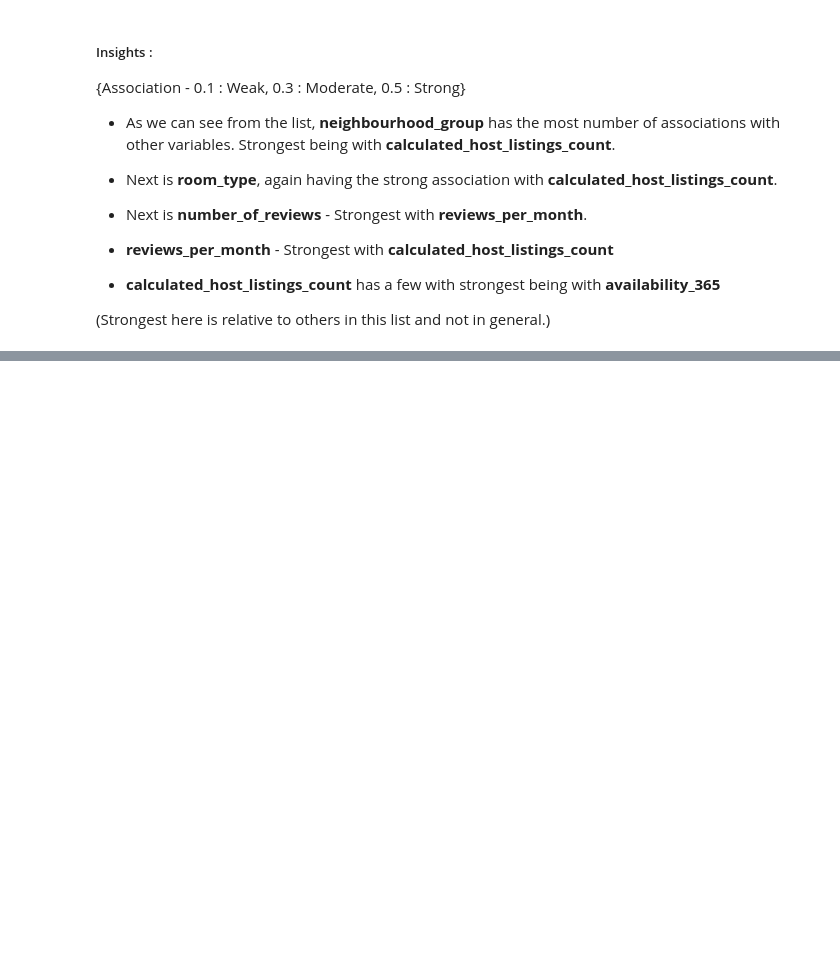
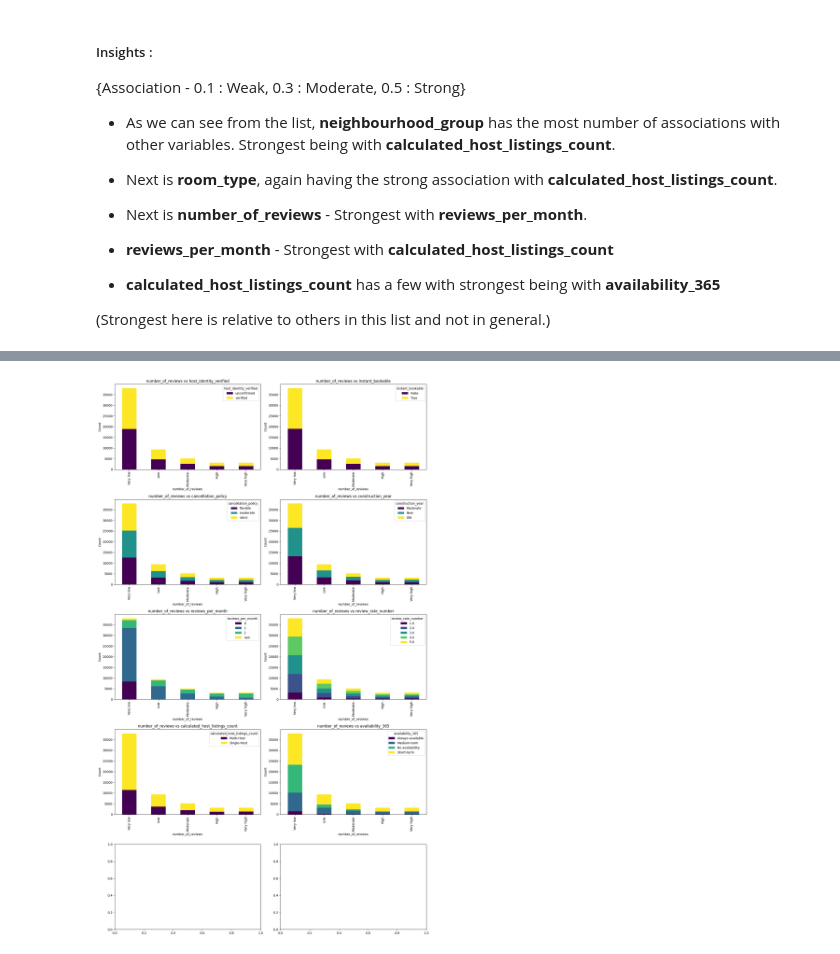
Before and after one commit to Puskchan/Stats, a Jupyter notebook: Stats_Analysis.ipynb, the cells around one changed output, grey strips where cells are left out. Cells and saved outputs as stored; diff of their text form; code cells hidden in the pictures; blank space fills up the shorter version.

```diff
--- a/Stats_Analysis.ipynb
+++ b/Stats_Analysis.ipynb
@@ -934,0 +1107,4 @@ Association Strength: 0.24
+# %%
+plot_cat('number_of_reviews')
+# %% [output]
+[figure, added]
```
Also changed, not shown: parts of 12 cells of this notebook, 1 other file.
